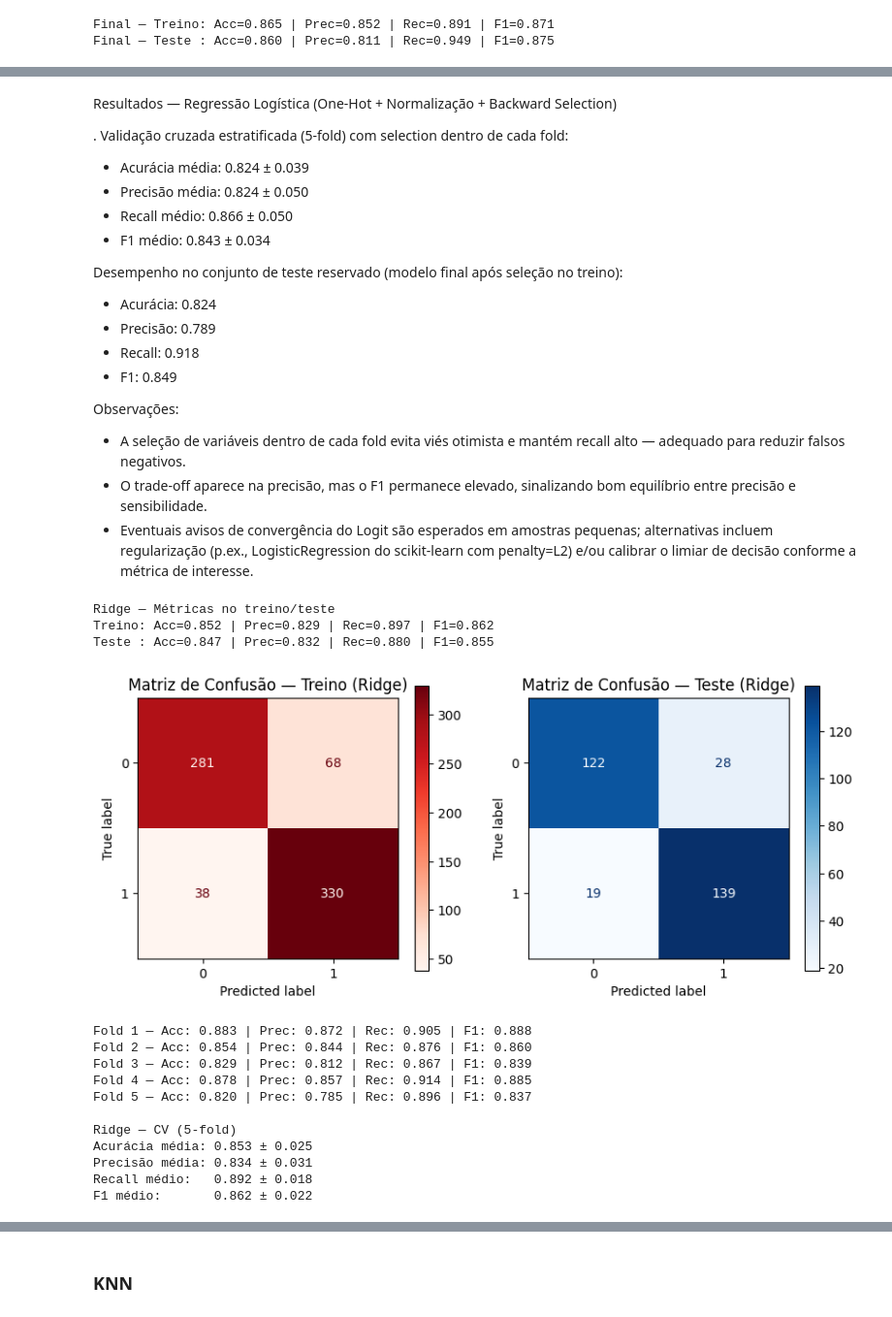
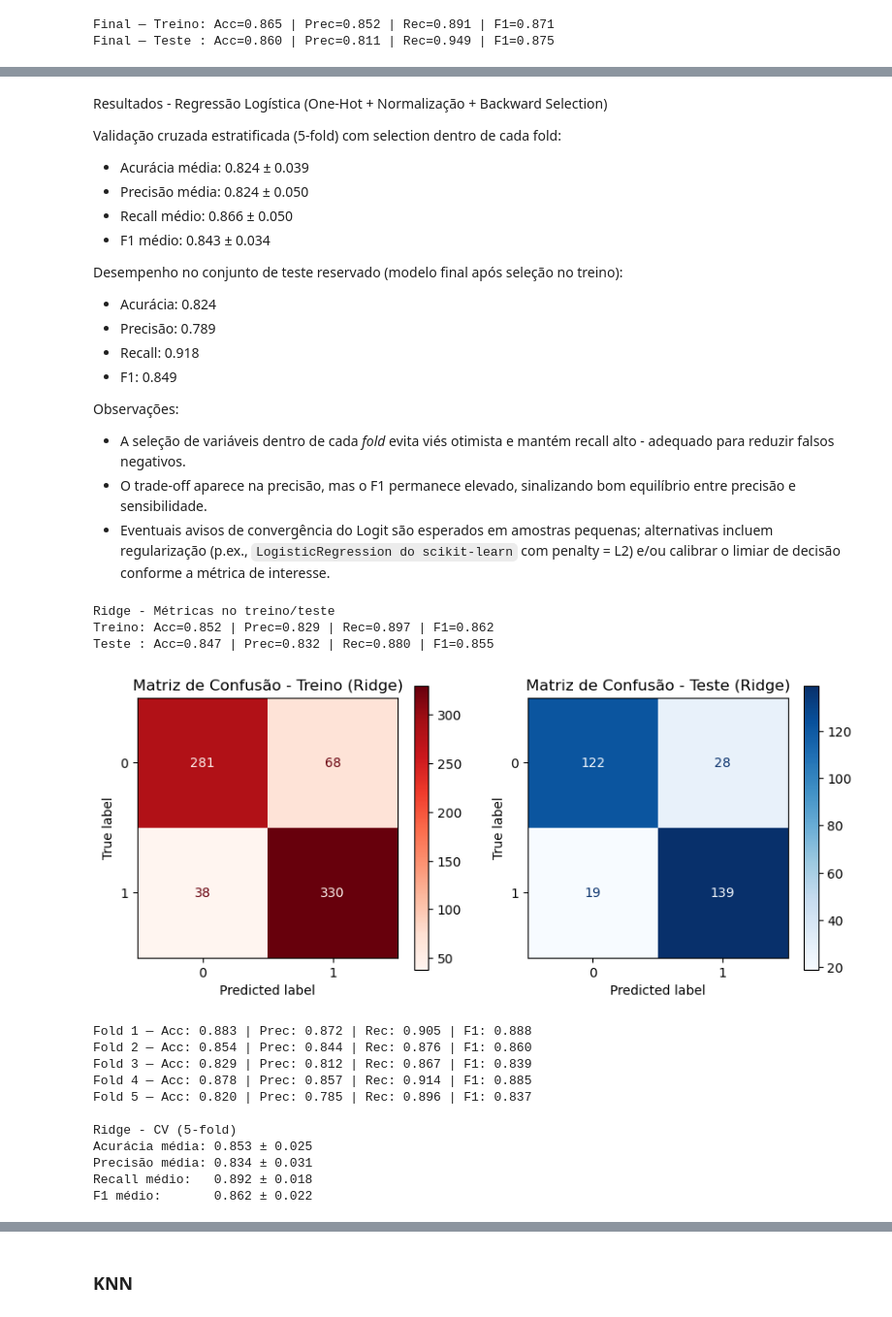
Before and after one commit to Igor-Roberto-Alves/Machine-Learning-1-Project-, a Jupyter notebook: heri__rick0110_analisys_edit.ipynb, the cells around one changed output, grey strips where cells are left out. Shown at 97% size. Cells and saved outputs as stored; diff of their text form; code cells hidden in the pictures.

```diff
--- a/heri__rick0110_analisys_edit.ipynb
+++ b/heri__rick0110_analisys_edit.ipynb
@@ -1731,7 +1716,7 @@ F1:       0.875
 # %% [markdown]
-Resultados — Regressão Logística (One‑Hot + Normalização + Backward Selection)
+Resultados - Regressão Logística (One‑Hot + Normalização + Backward Selection)
 
-.
+
 Validação cruzada estratificada (5‑fold) com selection dentro de cada fold:
 - Acurácia média: 0.824 ± 0.039
 - Precisão média: 0.824 ± 0.050
@@ -1745,11 +1730,11 @@ Desempenho no conjunto de teste reservado (modelo final após seleção no trein
 - F1: 0.849
 
 Observações:
-- A seleção de variáveis dentro de cada fold evita viés otimista e mantém recall alto — adequado para reduzir falsos negativos.
+- A seleção de variáveis dentro de cada _fold_ evita viés otimista e mantém recall alto - adequado para reduzir falsos negativos.
 - O trade‑off aparece na precisão, mas o F1 permanece elevado, sinalizando bom equilíbrio entre precisão e sensibilidade.
-- Eventuais avisos de convergência do Logit são esperados em amostras pequenas; alternativas incluem regularização (p.ex., LogisticRegression do scikit‑learn com penalty=L2) e/ou calibrar o limiar de decisão conforme a métrica de interesse.
+- Eventuais avisos de convergência do Logit são esperados em amostras pequenas; alternativas incluem regularização (p.ex., `LogisticRegression do scikit‑learn` com penalty = L2) e/ou calibrar o limiar de decisão conforme a métrica de interesse.
 # %%
-# Regressão Logística com Ridge (L2) — pipeline consistente (One‑Hot + Scale)
+# Regressão Logística com Ridge (L2) - pipeline consistente (One‑Hot + Scale)
 import pandas as pd
 import numpy as np
 import matplotlib.pyplot as plt
@@ -1785,49 +1770,49 @@ ridge.fit(X_train, y_train)
 y_pred_tr = ridge.predict(X_train)
 y_pred_te = ridge.predict(X_test)
 
-print("Ridge — Métricas no treino/teste")
+print("Ridge - Métricas no treino/teste")
 print(f"Treino: Acc={accuracy_score(y_train, y_pred_tr):.3f} | Prec={precision_score(y_train, y_pred_tr):.3f} | Rec={recall_score(y_train, y_pred_tr):.3f} | F1={f1_score(y_train, y_pred_tr):.3f}")
 print(f"Teste : Acc={accuracy_score(y_test, y_pred_te):.3f} | Prec={precision_score(y_test, y_pred_te):.3f} | Rec={recall_score(y_test, y_pred_te):.3f} | F1={f1_score(y_test, y_pred_te):.3f}")
 
 fig, axes = plt.subplots(1, 2, figsize=(10, 4))
 ConfusionMatrixDisplay(confusion_matrix(y_train, y_pred_tr), display_labels=[0,1]).plot(cmap=plt.cm.Reds, ax=axes[0])
-axes[0].set_title("Matriz de Confusão — Treino (Ridge)")
+axes[0].set_title("Matriz de Confusão - Treino (Ridge)")
 ConfusionMatrixDisplay(confusion_matrix(y_test, y_pred_te), display_labels=[0,1]).plot(cmap=plt.cm.Blues, ax=axes[1])
-axes[1].set_title("Matriz de Confusão — Teste (Ridge)")
+axes[1].set_title("Matriz de Confusão - Teste (Ridge)")
 plt.show()
 
 # Validação cruzada com métricas completas
 skf = StratifiedKFold(n_splits=5, shuffle=True, random_state=540)
 accs, precs, recs, f1s = [], [], [], []
 fold = 1
 for tr_idx, te_idx in skf.split(X_scaled, y):
     X_tr, X_te = X_scaled.iloc[tr_idx], X_scaled.iloc[te_idx]
     y_tr, y_te = y.iloc[tr_idx], y.iloc[te_idx]
     m = LogisticRegression(penalty='l2', C=1.0, solver='lbfgs', max_iter=2000)
     m.fit(X_tr, y_tr)
     y_hat = m.predict(X_te)
     a = accuracy_score(y_te, y_hat); p = precision_score(y_te, y_hat); r = recall_score(y_te, y_hat); f = f1_score(y_te, y_hat)
     accs.append(a); precs.append(p); recs.append(r); f1s.append(f)
     print(f"Fold {fold} — Acc: {a:.3f} | Prec: {p:.3f} | Rec: {r:.3f} | F1: {f:.3f}")
     fold += 1
 
-print("\nRidge — CV (5-fold)")
+print("\nRidge - CV (5-fold)")
 print(f"Acurácia média: {np.mean(accs):.3f} ± {np.std(accs):.3f}")
 print(f"Precisão média: {np.mean(precs):.3f} ± {np.std(precs):.3f}")
 print(f"Recall médio:   {np.mean(recs):.3f} ± {np.std(recs):.3f}")
 print(f"F1 médio:       {np.mean(f1s):.3f} ± {np.std(f1s):.3f}")
 # %% [output]
-Ridge — Métricas no treino/teste
+Ridge - Métricas no treino/teste
 Treino: Acc=0.852 | Prec=0.829 | Rec=0.897 | F1=0.862
 Teste : Acc=0.847 | Prec=0.832 | Rec=0.880 | F1=0.855
-[figure, old version]
+[figure, new version]
 Fold 1 — Acc: 0.883 | Prec: 0.872 | Rec: 0.905 | F1: 0.888
 Fold 2 — Acc: 0.854 | Prec: 0.844 | Rec: 0.876 | F1: 0.860
 Fold 3 — Acc: 0.829 | Prec: 0.812 | Rec: 0.867 | F1: 0.839
 Fold 4 — Acc: 0.878 | Prec: 0.857 | Rec: 0.914 | F1: 0.885
 Fold 5 — Acc: 0.820 | Prec: 0.785 | Rec: 0.896 | F1: 0.837
 
-Ridge — CV (5-fold)
+Ridge - CV (5-fold)
 Acurácia média: 0.853 ± 0.025
 Precisão média: 0.834 ± 0.031
 Recall médio:   0.892 ± 0.018
```
Also changed, not shown: parts of 9 cells of this notebook.
